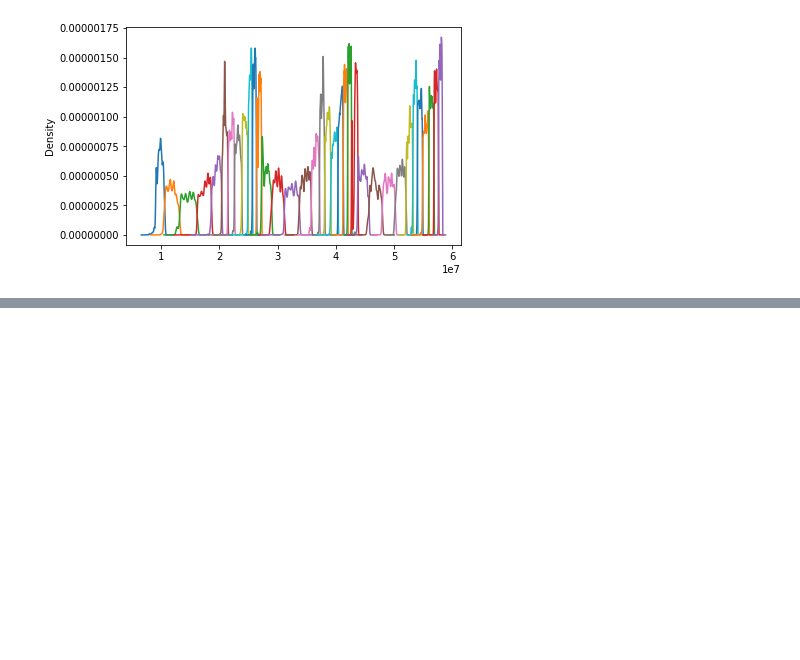
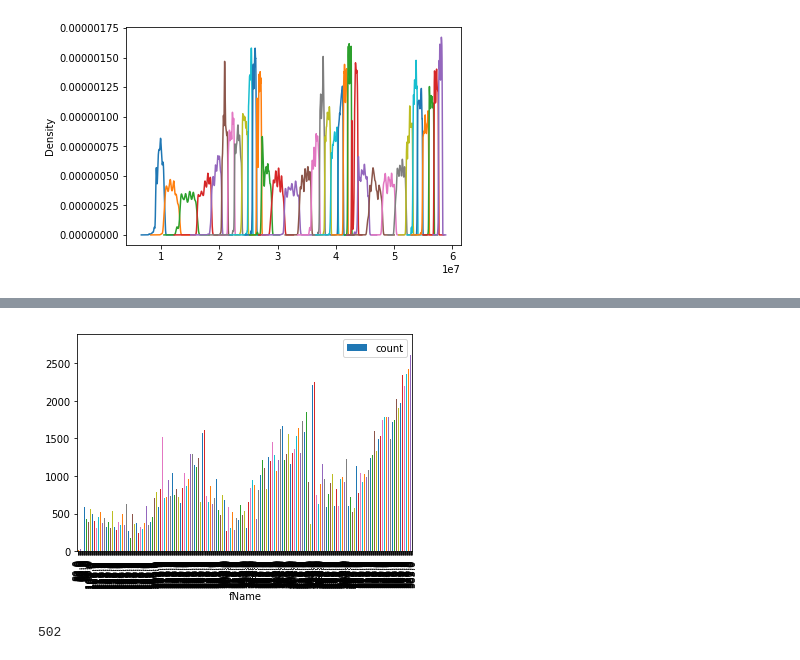
Before and after one commit to WPI-Draftkings-MQP/dkNotebook, a Jupyter notebook: Time Series Management.ipynb, the cells around one changed output, grey strips where cells are left out. Cells and saved outputs as stored; diff of their text form; code cells hidden in the pictures; blank space fills up the shorter version.

Commit message:
Initial work on reordering time series data

```diff
--- a/Time Series Management.ipynb
+++ b/Time Series Management.ipynb
@@ -62,0 +71,7 @@ I
+# %%
+stepSize = 100000
+startIndex = round(minId, -5)
+endIndex = (round(maxId, -5)+stepSize)
+idRange = np.arange(startIndex,  endIndex, stepSize)
+frame = frame.assign(newFileName = lambda x: (round(x.ContestId/stepSize)))
+frame.tail()
@@ -62,0 +85,18 @@ I
+# %%
+fNames = frame.newFileName.unique()
+cCounts = []
+for fName in fNames:
+    cCount = len(frame.loc[frame['newFileName']==fName])
+    cCounts.append(cCount)
+#     print(fName, cCount)
+
+fileDist = pd.DataFrame({'fName':fNames, 'count':cCounts})
+# %%
+# frame.groupby('newFileName').plot(kind='bar')
+ax = fileDist.sort_values(by=['fName']).plot.bar(x='fName', y='count')
+# %% [output]
+[figure, added]
+# %%
+len(fileDist['fName'].unique())
+# %% [output]
+502
```
Also changed, not shown: parts of 5 cells of this notebook.
